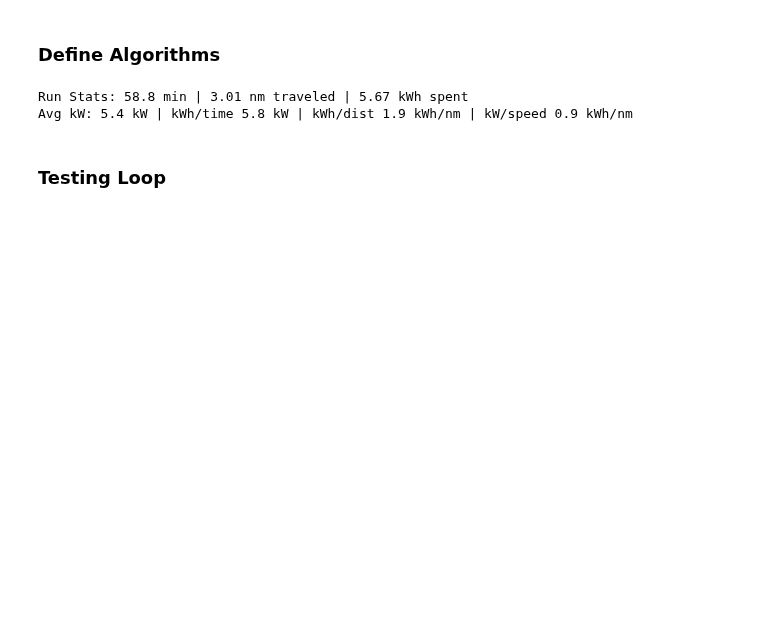
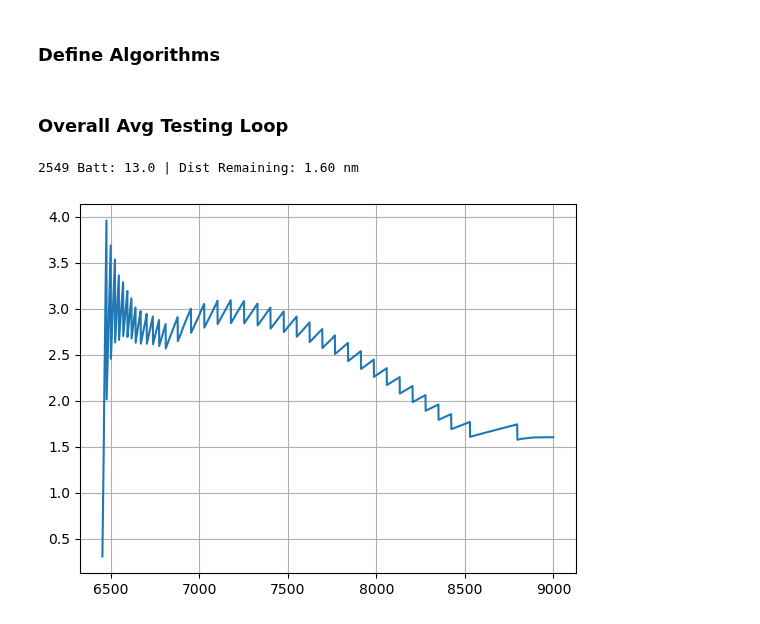
Before and after one commit to eliu420/photon-range-estimator, a Jupyter notebook: test_loop.ipynb, the cells around one changed output. Saved outputs shown, nothing was run; the diff lists cells and outputs as text; code cells hidden in the pictures; blank space fills up the shorter version.

```diff
--- a/test_loop.ipynb
+++ b/test_loop.ipynb
@@ -97,34 +69,2 @@ plt.subplots_adjust(wspace = 0.3)
 # %% [markdown]
 ### Define Algorithms
-# %%
-"""
-Define algorithms to be called during testing loop:
-    -Overall Avg
-    -Rolling Avg
-    -ML model
-    """
-
-"""Initial Consumption Calculation"""
-"""Calculate average kWh/nm for entire run.
-Will be removed."""
-
-df = df[11000:14500]
-
-batt_cap = 63   # kWh
-batt_health = 1.00 # %
-batt_full = batt_cap*batt_health
-
-
-df['Coulombs Remain'] = df['SOC 1 %']*batt_cap/df['Pack Voltage 1 V']*1000*3600
-
-batt_consumed = (df['SOC 1 %'].iloc[0] - df['SOC 1 %'].iloc[-1])*batt_full/100   # kWh
-dist_traveled = (df['Distance nm'].iloc[-1] - df['Distance nm'].iloc[0])  # nm
-time_spent = df['Time'].iloc[-1] - df['Time'].iloc[0]
-
-avg_consumption_rate = batt_consumed/dist_traveled
-
-print('Run Stats:', round(time_spent.seconds/60, 1), 'min |', round(dist_traveled, 2), 'nm traveled |', batt_consumed, 'kWh spent')
-print('Avg kW:', round(df['Power 1 kW'].mean(), 1), 'kW | kWh/time', round(batt_consumed/(time_spent.seconds/3600),1), 'kW | kWh/dist', round(batt_consumed/dist_traveled,1), 'kWh/nm | kW/speed', round(df['Power 1 kW'].mean()*1852/(df['Speed m/s'].mean()*3600),1),'kWh/nm')
-# %% [output]
-Run Stats: 58.8 min | 3.01 nm traveled | 5.67 kWh spent
-Avg kW: 5.4 kW | kWh/time 5.8 kW | kWh/dist 1.9 kWh/nm | kW/speed 0.9 kWh/nm
@@ -183,2 +130,30 @@ def update_average():
 # %% [markdown]
-### Testing Loop
+### Overall Avg Testing Loop
+# %%
+"""
+Testing Loop:
+    -Loop through CSV rows and update estimated mileage on each iteration
+    -Call functions within test loop
+    -Nest loops if there are multiple runs or multiple parameters to compare
+    -Plot interesting data (R to L):
+        --Distance Remaining over time
+    -Different runs / parameters (Top Down)
+"""
+dist_list = []
+for i in range(len(df)):
+    current_data = df.iloc[i]
+    initial_data = df.iloc[0]
+
+    dist_remaining = overall_avg(initial_data, current_data, 63)
+    print('%d Batt: %.1f | Dist Remaining: %.2f nm' % (i, current_data['SOC 1 %'], dist_remaining), end=' \r')
+    # time.sleep(.001)
+
+    dist_list.append(dist_remaining)
+
+plt.plot(df.index, dist_list)
+plt.grid()
+
+df['Dist Prediction (nm)'] = dist_list
+# %% [output]
+2549 Batt: 13.0 | Dist Remaining: 1.60 nm
+[figure, added]
```
Also changed, not shown: parts of 7 cells of this notebook, 1 other file.
